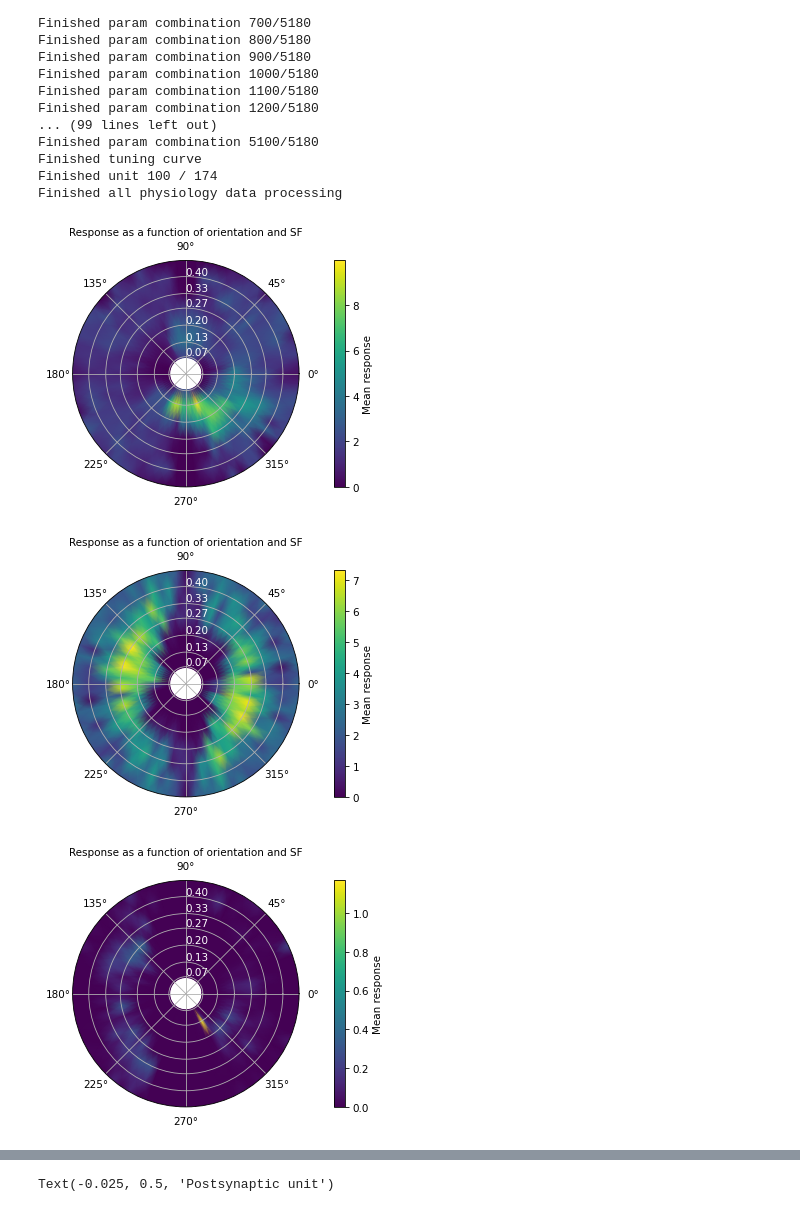
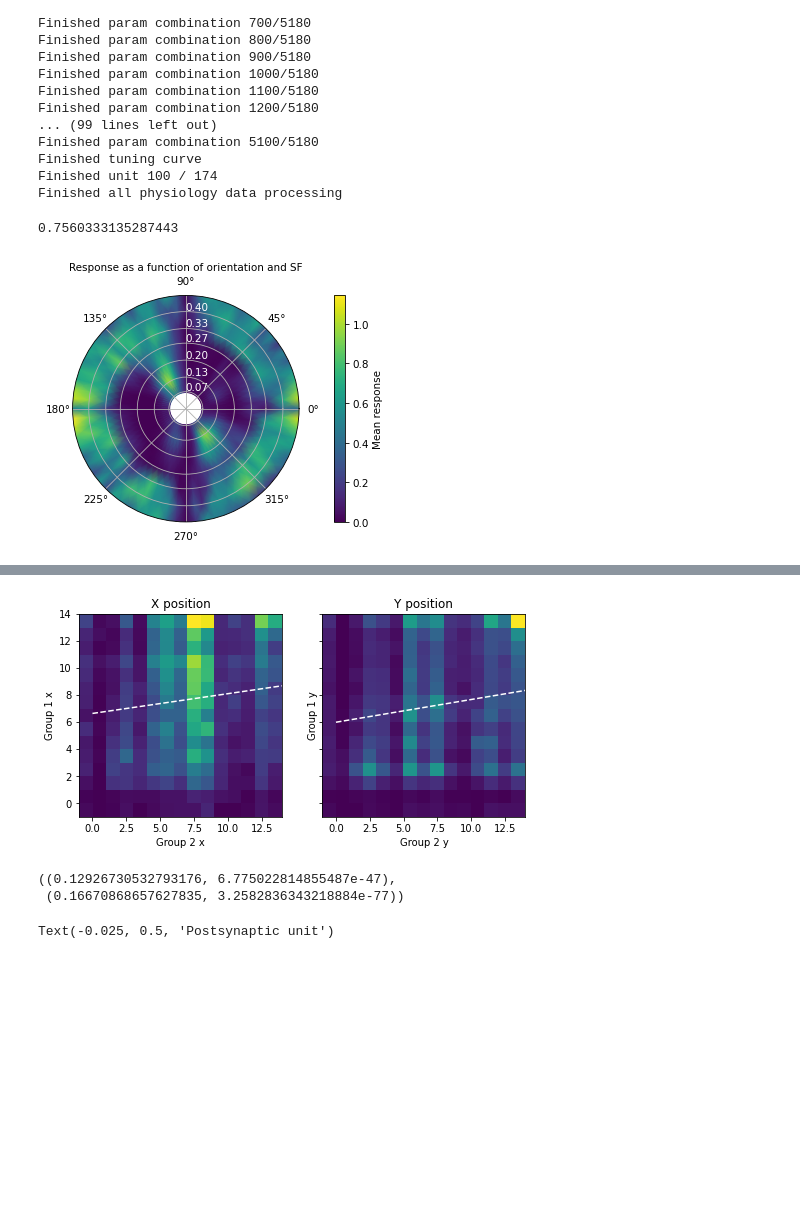
Before and after one commit to sebbkw/rnn, a Jupyter notebook: analyse_network.ipynb, the cells around one changed output, grey strips where cells are left out. Saved outputs shown, nothing was run; the diff lists cells and outputs as text; code cells hidden in the pictures; blank space fills up the shorter version.

Commit message:
Marques paper figures

```diff
--- a/analyse_network.ipynb
+++ b/analyse_network.ipynb
@@ -269,13 +271,13 @@ def generate_gratings (spatial_freq, orient, temporal_freq):
             (extended_size-FRAME_SIZE)//2, (extended_size-FRAME_SIZE)//2+FRAME_SIZE
         )
 
-        phase = 2*np.pi*-i*temporal_freq # Shift  by a fraction of how many cycles per time step
+        phase = 2*np.pi*i*temporal_freq # Shift  by a fraction of how many cycles per time step
 
         x_range = np.linspace(0, 2*np.pi, num=extended_size)
         y = np.sin(x_range*spatial_freq*extended_val + phase)*GRATING_AMPLITUDE
 
         grating = np.repeat(y, extended_size, axis=0).reshape((extended_size, extended_size))
-        grating = ndimage.rotate(grating, orient-90, reshape=False) # -90 to correct for fact that 'default' is 90deg/horizontal
+        grating = ndimage.rotate(grating, -orient, reshape=False) # -orient to correct for 'default' counterclockwise rotation
         grating = grating[crop_slice, crop_slice]
         grating = grating.reshape(FRAME_SIZE**2)
         gratings.append(grating)
@@ -392,8 +394,7 @@ def get_physiology_data (averaged_hidden_units):
             "rf": hidden_unit_rfs[np.where(hidden_unit_idxs == unit_idx)[0]],
             "tuning_curve": tuning_curve,
             "sf": max_sf,
-            "orientation": max_orient % 180,
-            "direction": max_orient,
+            "orientation": max_orient,
             "tf": max_tf,
             "DSI": DSI,
             "OSI": OSI,
@@ -496,34 +497,34 @@ def plot_physiology_data (unit, graphs):
         )
         plt.show()
 
     if "polar_tuning_curve" in graphs:
         tf_idx = np.where(TEMPORAL_FREQUENCIES == unit["tf"])[0][0]
 
         fig = plt.figure(dpi=75)
 
         rad = SPATIAL_FREQUENCIES
         azm = np.radians(ORIENTATIONS)
         r, th = np.meshgrid(rad, azm)
         z = unit["tuning_curve"][:, :, tf_idx].transpose()
 
         ax = plt.subplot(projection="polar")
         im = plt.pcolormesh(th, r, z, shading='gouraud') # shading='auto', 'nearest' or 'gouraud'
         plt.grid()
 
         plt.setp(ax.get_yticklabels(), color="w")
         ax.set_rticks(np.round(rad, 2))
         ax.set_rlabel_position(90)
         ax.set_ylim(0,max(rad))
         plt.title("Response as a function of orientation and SF", size=10)
 
         cbar = plt.colorbar(im, pad=0.1)
         cbar.set_label('Mean response')
 
         plt.show()
 
-for unit in physiology_data_group2[40:50]:
+for unit in physiology_data_group2[0:1]:
+    print(unit["OSI"])
     plot_physiology_data(unit, ["polar_tuning_curve"])
 # %% [output]
+0.7560333135287443
-[figure, old version]
+[figure, new version]
-[figure, removed]
-[figure, removed]
@@ -665,8 +667,6 @@ axs[0].set_title("X position")
 
 axs[1].plot(xregression_ypos, yregression_ypos, '--w')
 axs[1].imshow(heatmap_y.T, extent=extent_y, origin='lower')
-#axs[1].set_xlim([1,15])
-#axs[1].set_ylim([1,15])
 axs[1].set_xlabel("Group 2 y")
 axs[1].set_ylabel("Group 1 y")
 axs[1].set_title("Y position")
@@ -677,6 +677,10 @@ x_position_test = scipy.stats.pearsonr(group_2_col, group_1_col)
 y_position_test = scipy.stats.pearsonr(group_2_row, group_1_row)
 
 x_position_test, y_position_test
+# %% [output]
+[figure, added]
+((0.12926730532793176, 6.775022814855487e-47),
+ (0.16670868657627835, 3.2582836343218884e-77))
 # %%
 # Visualise weights between recurrent units
 
```
Also changed, not shown: parts of 9 cells of this notebook.
